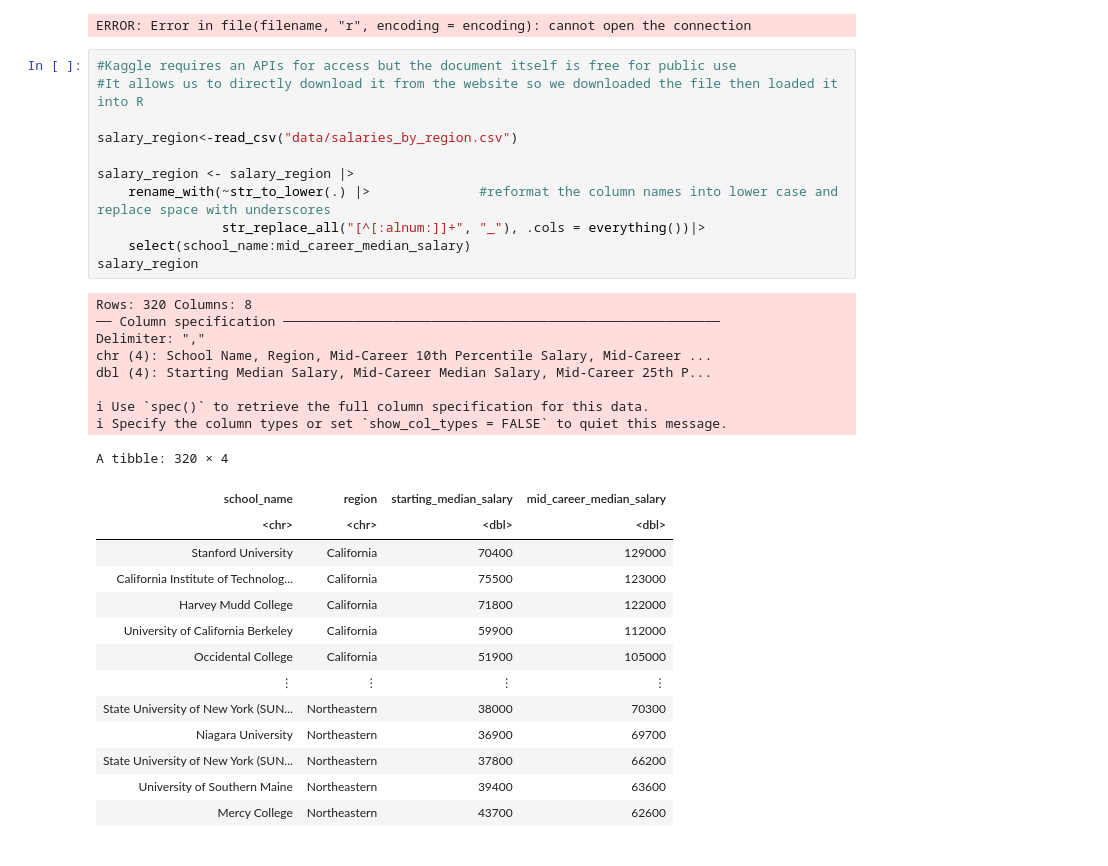
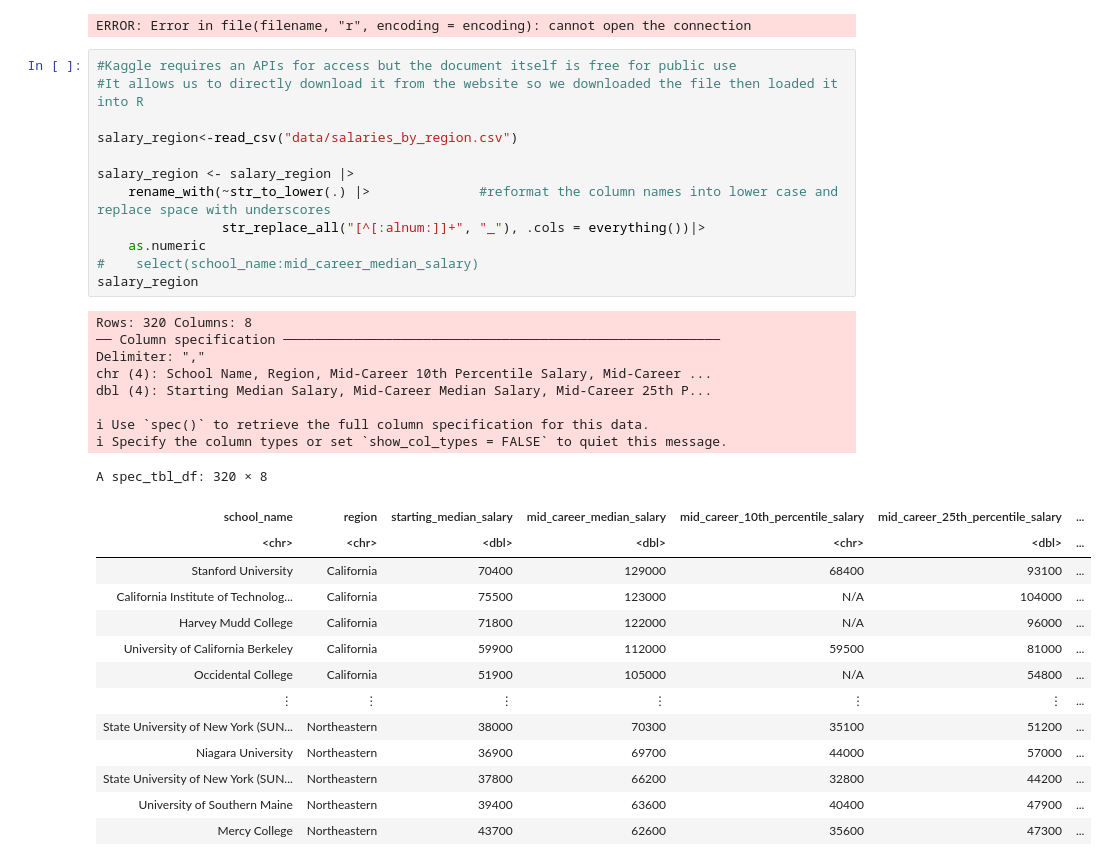
Before and after one commit to colinyee9935/DSCI100_Group_Project, a Jupyter notebook: Project Proposal.ipynb, the cells around one changed output. Drawn from its saved outputs; the diff is of its cells as text.

```diff
--- a/Project Proposal.ipynb
+++ b/Project Proposal.ipynb
@@ -27,34 +27,35 @@ ERROR: Error in file(filename, "r", encoding = encoding): cannot open the connec
 # %%
 #Kaggle requires an APIs for access but the document itself is free for public use
 #It allows us to directly download it from the website so we downloaded the file then loaded it into R
 
 salary_region<-read_csv("data/salaries_by_region.csv")
 
 salary_region <- salary_region |>
     rename_with(~str_to_lower(.) |>              #reformat the column names into lower case and replace space with underscores
                 str_replace_all("[^[:alnum:]]+", "_"), .cols = everything())|>
-    select(school_name:mid_career_median_salary)
+    as.numeric
+#    select(school_name:mid_career_median_salary)
 salary_region
 # %% [output]
 Rows: 320 Columns: 8
 ── Column specification ────────────────────────────────────────────────────────
 Delimiter: ","
 chr (4): School Name, Region, Mid-Career 10th Percentile Salary, Mid-Career ...
 dbl (4): Starting Median Salary, Mid-Career Median Salary, Mid-Career 25th P...
 
 ℹ Use `spec()` to retrieve the full column specification for this data.
 ℹ Specify the column types or set `show_col_types = FALSE` to quiet this message.
-A tibble: 320 × 4
+A spec_tbl_df: 320 × 8
-| school_name | region | starting_median_salary | mid_career_median_salary |
-| <chr> | <chr> | <dbl> | <dbl> |
-| Stanford University | California | 70400 | 129000 |
-| California Institute of Technolog... | California | 75500 | 123000 |
-| Harvey Mudd College | California | 71800 | 122000 |
-| University of California Berkeley | California | 59900 | 112000 |
-| Occidental College | California | 51900 | 105000 |
-| ⋮ | ⋮ | ⋮ | ⋮ |
-| State University of New York (SUN... | Northeastern | 38000 | 70300 |
-| Niagara University | Northeastern | 36900 | 69700 |
-| State University of New York (SUN... | Northeastern | 37800 | 66200 |
-| University of Southern Maine | Northeastern | 39400 | 63600 |
-| Mercy College | Northeastern | 43700 | 62600 |
+| school_name | region | starting_median_salary | mid_career_median_salary | mid_career_10th_percentile_salary | mid_career_25th_percentile_salary | ... |
+| <chr> | <chr> | <dbl> | <dbl> | <chr> | <dbl> | ... |
+| Stanford University | California | 70400 | 129000 | 68400 | 93100 | ... |
+| California Institute of Technolog... | California | 75500 | 123000 | N/A | 104000 | ... |
+| Harvey Mudd College | California | 71800 | 122000 | N/A | 96000 | ... |
+| University of California Berkeley | California | 59900 | 112000 | 59500 | 81000 | ... |
+| Occidental College | California | 51900 | 105000 | N/A | 54800 | ... |
+| ⋮ | ⋮ | ⋮ | ⋮ | ⋮ | ⋮ | ... |
+| State University of New York (SUN... | Northeastern | 38000 | 70300 | 35100 | 51200 | ... |
+| Niagara University | Northeastern | 36900 | 69700 | 44000 | 57000 | ... |
+| State University of New York (SUN... | Northeastern | 37800 | 66200 | 32800 | 44200 | ... |
+| University of Southern Maine | Northeastern | 39400 | 63600 | 40400 | 47900 | ... |
+| Mercy College | Northeastern | 43700 | 62600 | 35600 | 47300 | ... |
```
Also changed, not shown: parts of 2 cells of this notebook.
